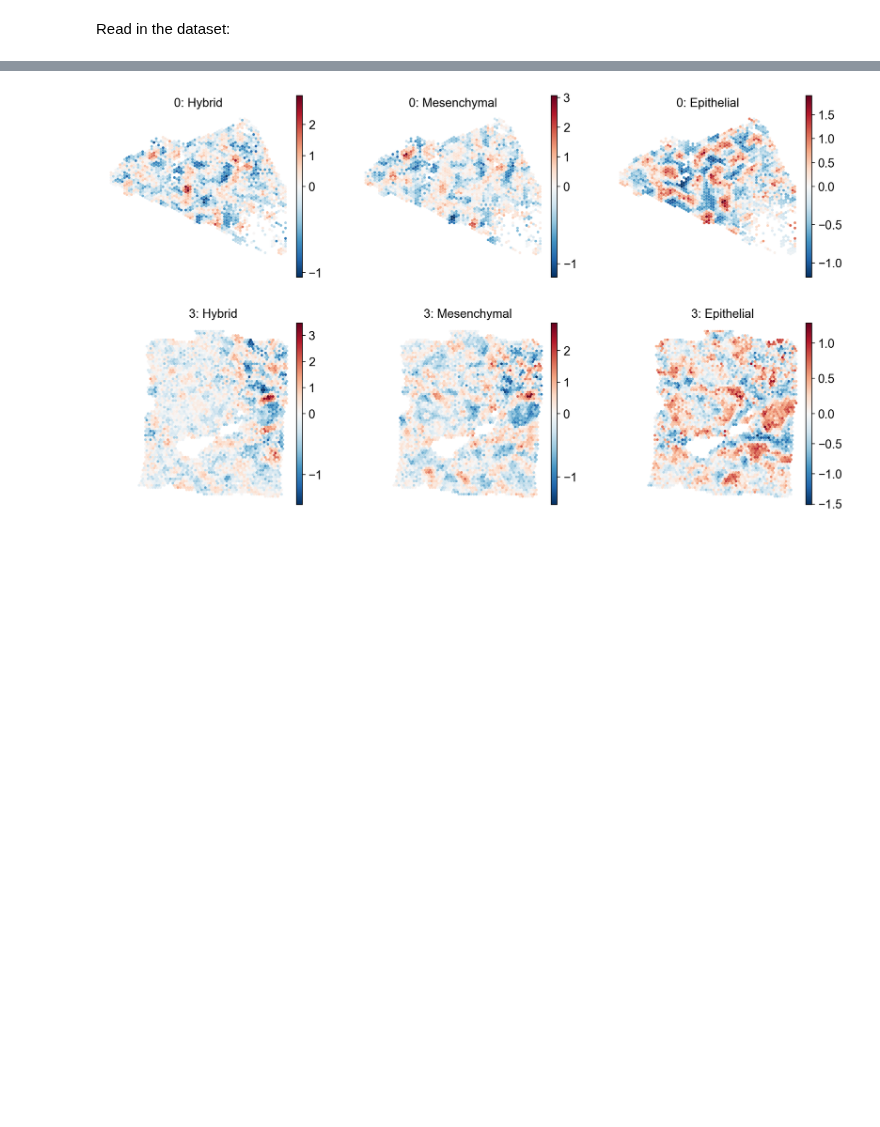
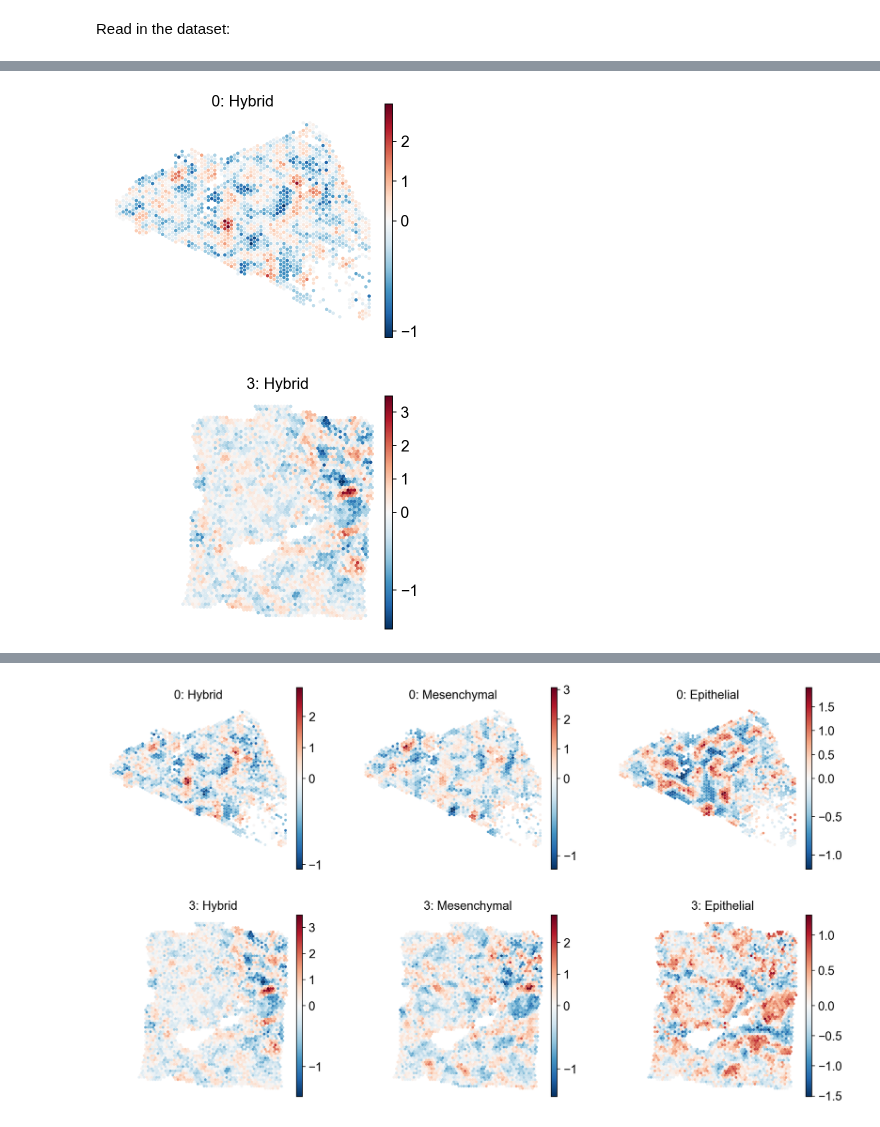
Before and after one commit to secrierlab/EnrichMap, a Jupyter notebook: docs/tutorials/multiple_samples.ipynb, the cells around one changed output, grey strips where cells are left out. Saved outputs shown, nothing was run; the diff lists cells and outputs as text; code cells hidden in the pictures; blank space fills up the shorter version.

```diff
--- a/docs/tutorials/multiple_samples.ipynb
+++ b/docs/tutorials/multiple_samples.ipynb
@@ -37,0 +53,12 @@ Epithelial = ["CDH1", "DSP", "OCLN", "CRB3"]
+# %%
+em.pl.spatial_enrichmap(
+    adata,
+    score_key=["Hybrid_score"],
+    size=2,
+    library_key="batch",
+    library_id=["0", "3"],
+    cmap="RdBu_r",
+    shape=None
+)
+# %% [output]
+[figure, added]
```
Also changed, not shown: parts of 16 cells of this notebook, 8 other files.
